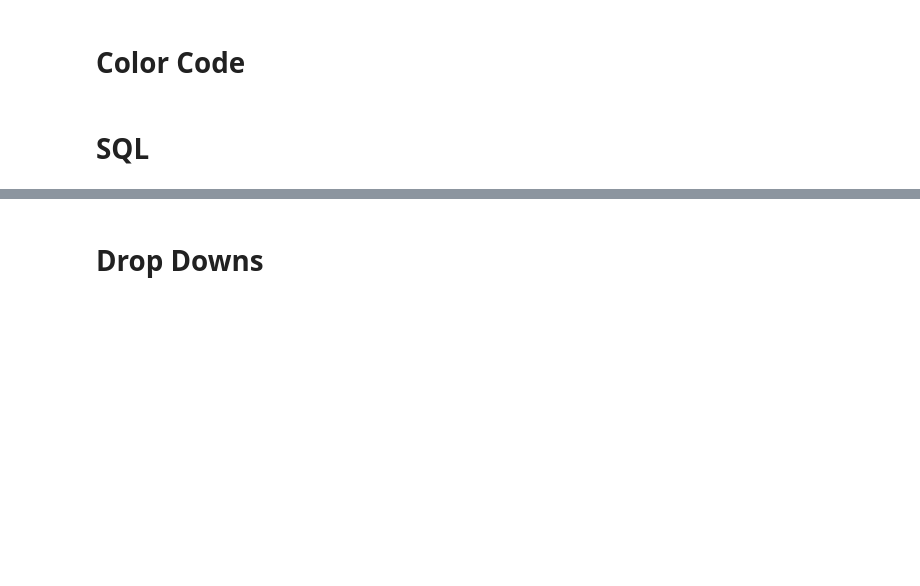
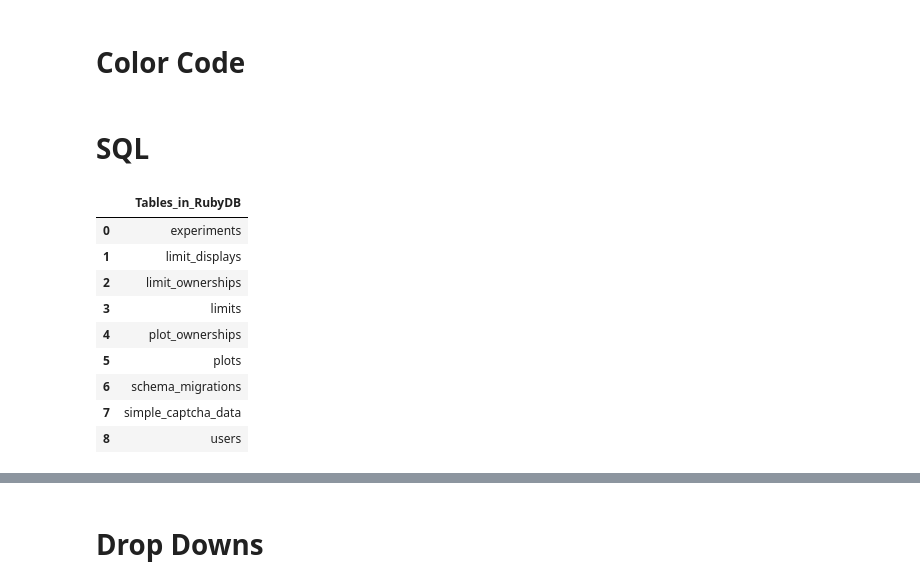
Before and after one commit to dmto0l2022/dmtoolcode1, a Jupyter notebook: Charts/Version1.ipynb, the cells around one changed output, grey strips where cells are left out. Cells and saved outputs as stored; diff of their text form; code cells hidden in the pictures; blank space fills up the shorter version.

```diff
--- a/Charts/Version1.ipynb
+++ b/Charts/Version1.ipynb
@@ -32,7 +38,7 @@ import pandas as pd
 # %%
 from sqlalchemy import create_engine
 #import psycopg2
-engine = create_engine('mysql://pythonuser:pythonuser@db:3306/RubyDB')
+engine = create_engine('mysql://pythonuser:Python$User11@localhost:3306/RubyDB')
 # %%
 sqlquery = '''SELECT id, name FROM RubyDB.experiments;'''
 experiments_df = pd.read_sql_query(sqlquery, engine)
@@ -49,3 +62,19 @@ palette = cycle(px.colors.qualitative.Bold)
 #palette = cycle(['black', 'grey', 'red', 'blue'])
 # %% [markdown]
 # SQL
+# %%
+sqlquery = '''show tables;'''
+
+tables_df = pd.read_sql_query(sqlquery, engine)
+tables_df
+# %% [output]
+|  | Tables_in_RubyDB |
+| 0 | experiments |
+| 1 | limit_displays |
+| 2 | limit_ownerships |
+| 3 | limits |
+| 4 | plot_ownerships |
+| 5 | plots |
+| 6 | schema_migrations |
+| 7 | simple_captcha_data |
+| 8 | users |
```
Also changed, not shown: parts of 32 cells of this notebook.
